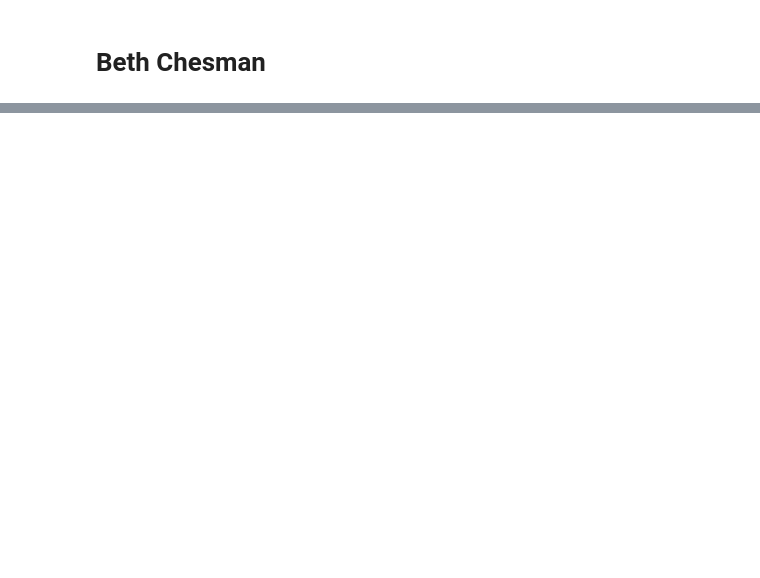
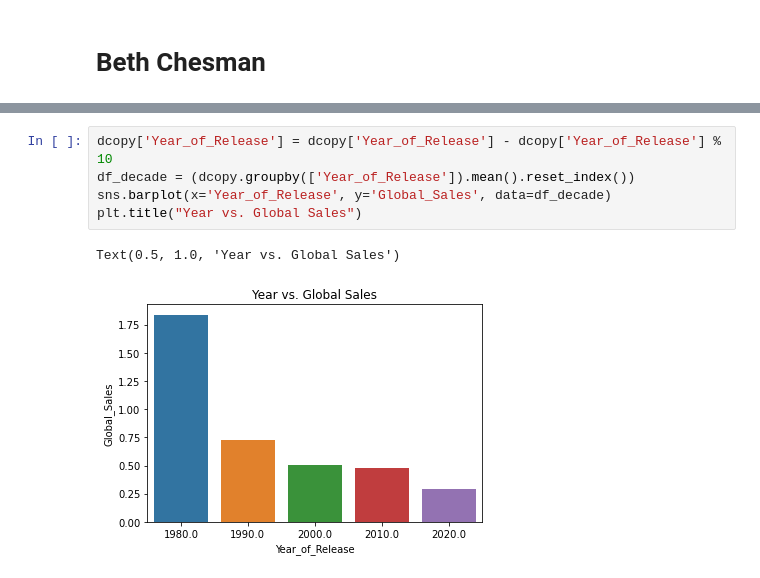
Before and after one commit to ubco-W2022T1-cosc301/project-group22, a Jupyter notebook: notebooks/analysis3.ipynb, the cells around one changed output, grey strips where cells are left out. Saved outputs shown, nothing was run; the diff lists cells and outputs as text; blank space fills up the shorter version.

```diff
--- a/notebooks/analysis3.ipynb
+++ b/notebooks/analysis3.ipynb
@@ -25,0 +111,8 @@ l
+# %%
+dcopy['Year_of_Release'] = dcopy['Year_of_Release'] - dcopy['Year_of_Release'] % 10
+df_decade = (dcopy.groupby(['Year_of_Release']).mean().reset_index())
+sns.barplot(x='Year_of_Release', y='Global_Sales', data=df_decade)
+plt.title("Year vs. Global Sales")
+# %% [output]
+Text(0.5, 1.0, 'Year vs. Global Sales')
+[figure, added]
```
Also changed, not shown: parts of 46 cells of this notebook, 2 other files.
